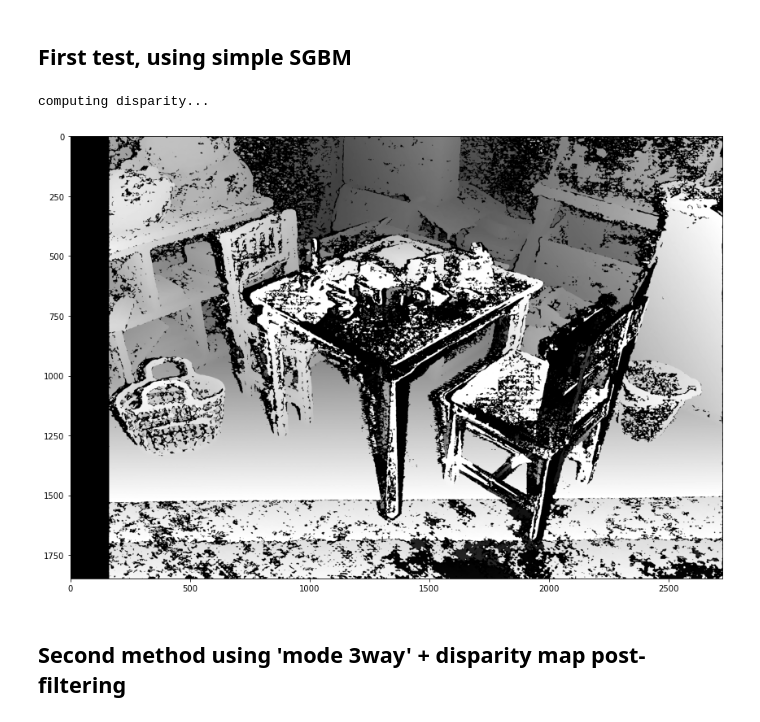
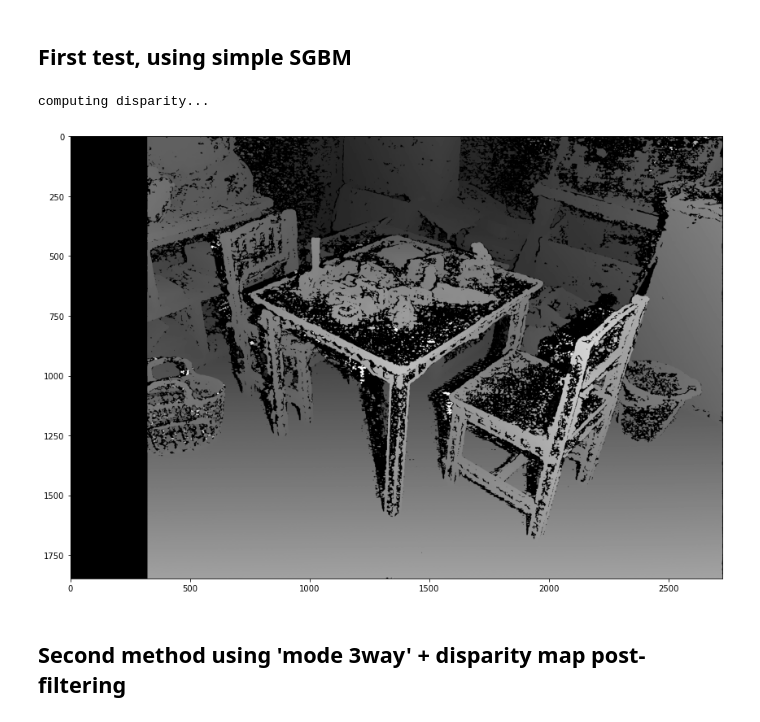
Before and after one commit to chris-redfield/computer-vision-project-1, a Jupyter notebook: 3. Disparity SGBM.ipynb, the cells around one changed output. Saved outputs shown, nothing was run; the diff lists cells and outputs as text; code cells hidden in the pictures.

```diff
--- a/3. Disparity SGBM.ipynb
+++ b/3. Disparity SGBM.ipynb
@@ -19,29 +19,29 @@ plt.show()
 # %%
 window_size = 5
 min_disp = 0
-num_disp = 160
+num_disp = 320
 stereo = cv.StereoSGBM_create(minDisparity = min_disp,
     numDisparities = num_disp,
     blockSize = 8,
     P1 = 8*3*window_size**2,
     P2 = 32*3*window_size**2,
     disp12MaxDiff = 1,
     uniquenessRatio = 15,
     speckleWindowSize = 0,
     speckleRange = 2,
     mode=cv.STEREO_SGBM_MODE_SGBM
 )
 
 print('computing disparity...')
 disp = stereo.compute(imgL, imgR)
 norm_disp = (disp-min_disp)/num_disp
 
 fig, ax = plt.subplots(figsize=(20, 10))
 plt.imshow(norm_disp,'gray')
 plt.show()
 # %% [output]
 computing disparity...
-[figure, old version]
+[figure, new version]
 # %% [markdown]
 ## Second method using 'mode 3way' + disparity map post-filtering
 # %%
```
Also changed, not shown: parts of 13 cells of this notebook, 1 other file.
